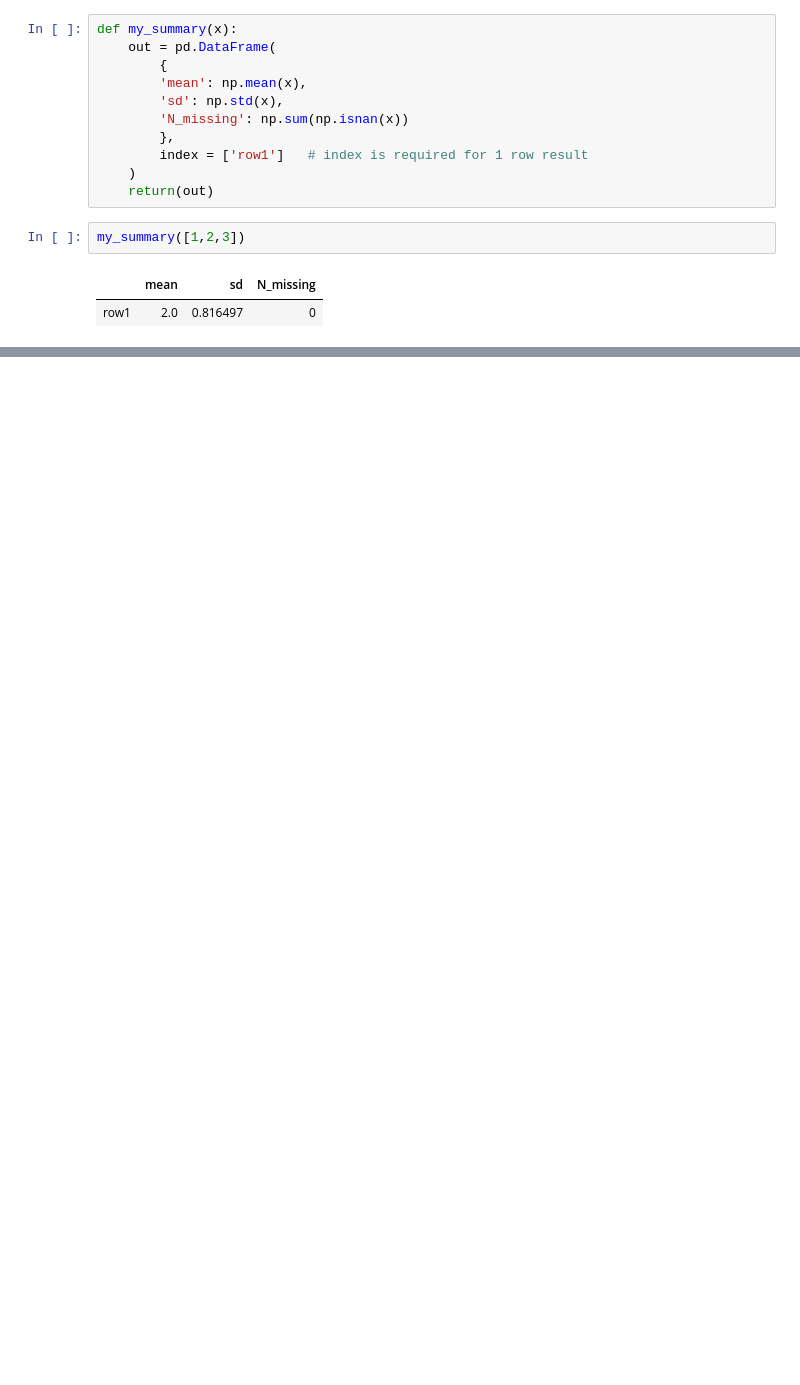
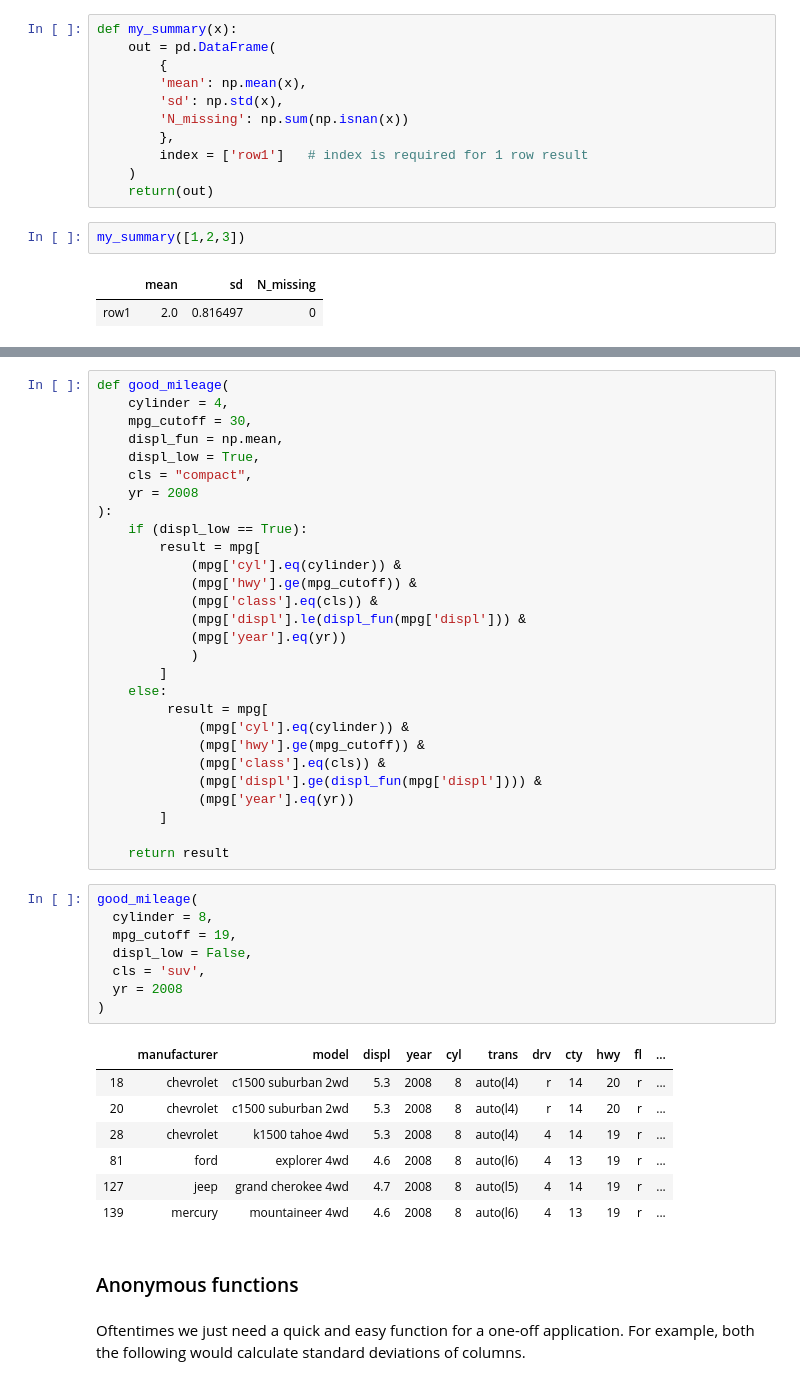
Before and after one commit to m-clark/data-processing-and-visualization, a Jupyter notebook: code/functions.ipynb, the cells around one changed output, grey strips where cells are left out. Drawn from its saved outputs; the diff is of its cells as text; blank space fills up the shorter version.

```diff
--- a/code/functions.ipynb
+++ b/code/functions.ipynb
@@ -36,0 +221,48 @@ my_summary([1,2,3])
+# %%
+def good_mileage(
+    cylinder = 4,
+    mpg_cutoff = 30,
+    displ_fun = np.mean,
+    displ_low = True,
+    cls = "compact",
+    yr = 2008
+):
+    if (displ_low == True):
+        result = mpg[
+            (mpg['cyl'].eq(cylinder)) &
+            (mpg['hwy'].ge(mpg_cutoff)) &
+            (mpg['class'].eq(cls)) &
+            (mpg['displ'].le(displ_fun(mpg['displ'])) &
+            (mpg['year'].eq(yr))
+            )
+        ]
+    else:
+         result = mpg[
+             (mpg['cyl'].eq(cylinder)) &
+             (mpg['hwy'].ge(mpg_cutoff)) &
+             (mpg['class'].eq(cls)) &
+             (mpg['displ'].ge(displ_fun(mpg['displ']))) &
+             (mpg['year'].eq(yr))
+        ]
+
+    return result
+# %%
+good_mileage(
+  cylinder = 8,
+  mpg_cutoff = 19,
+  displ_low = False,
+  cls = 'suv',
+  yr = 2008
+)
+# %% [output]
+|  | manufacturer | model | displ | year | cyl | trans | drv | cty | hwy | fl | ... |
+| 18 | chevrolet | c1500 suburban 2wd | 5.3 | 2008 | 8 | auto(l4) | r | 14 | 20 | r | ... |
+| 20 | chevrolet | c1500 suburban 2wd | 5.3 | 2008 | 8 | auto(l4) | r | 14 | 20 | r | ... |
+| 28 | chevrolet | k1500 tahoe 4wd | 5.3 | 2008 | 8 | auto(l4) | 4 | 14 | 19 | r | ... |
+| 81 | ford | explorer 4wd | 4.6 | 2008 | 8 | auto(l6) | 4 | 13 | 19 | r | ... |
+| 127 | jeep | grand cherokee 4wd | 4.7 | 2008 | 8 | auto(l5) | 4 | 14 | 19 | r | ... |
+| 139 | mercury | mountaineer 4wd | 4.6 | 2008 | 8 | auto(l6) | 4 | 13 | 19 | r | ... |
+# %% [markdown]
+### Anonymous functions
+# %% [markdown]
+Oftentimes we just need a quick and easy function for a one-off application.  For example, both the following would calculate standard deviations of columns.
```
Also changed, not shown: parts of 28 cells of this notebook, 3 other files.
